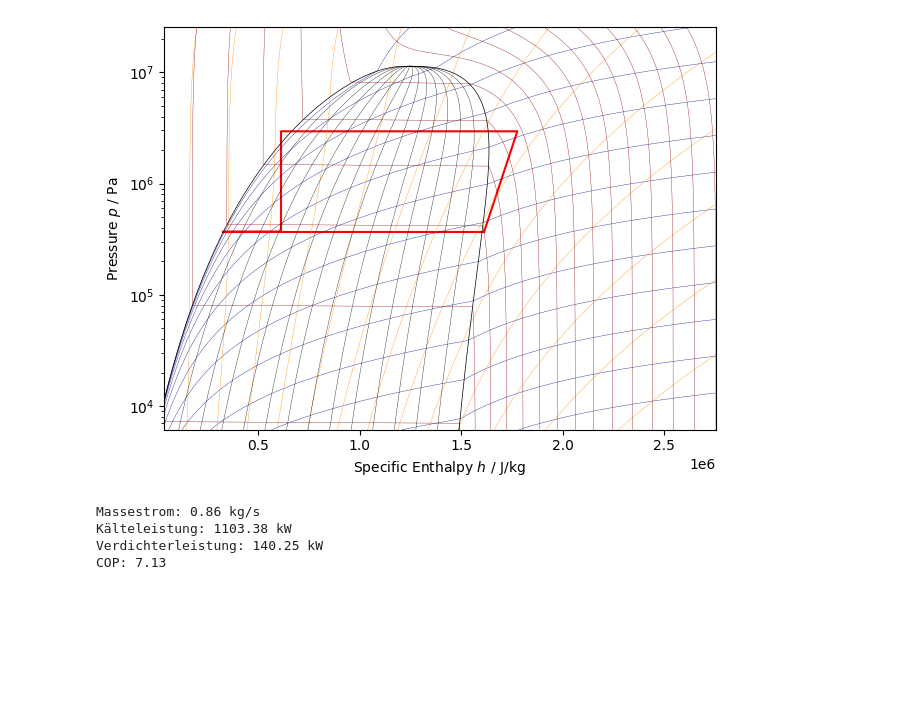
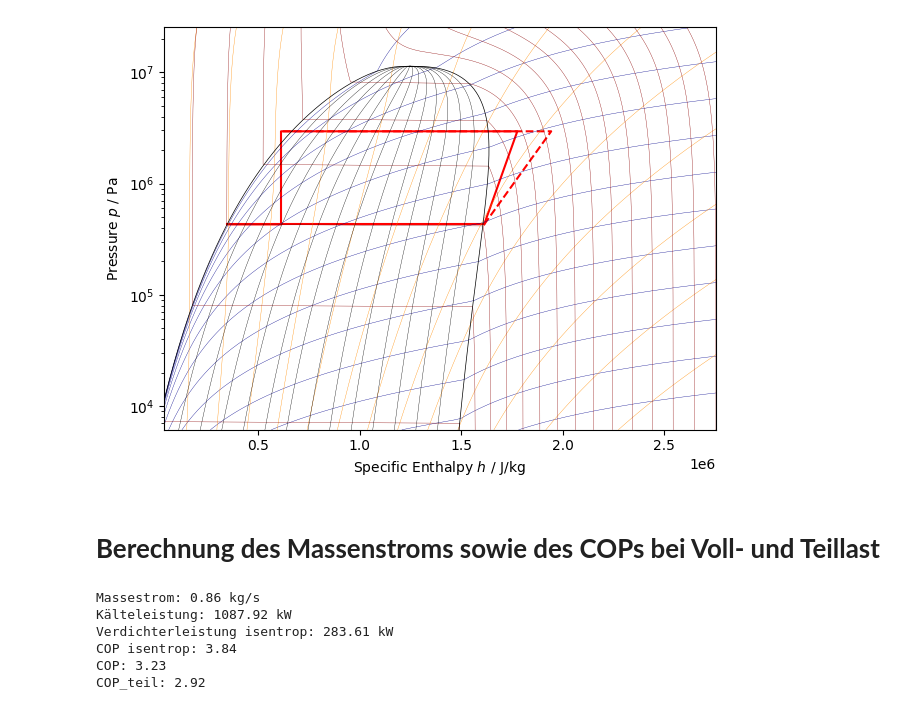
Before and after one commit to Zeusdragon/WP_Beleg, a Jupyter notebook: Beleg.ipynb, the cells around one changed output. Drawn from its saved outputs; the diff is of its cells as text; code cells hidden in the pictures; blank space fills up the shorter version.

Commit message:
-Korrektur Berechnung ZP - Korrektur Berechnung COP  - Anpassung Kreislaufdiagramm

```diff
--- a/Beleg.ipynb
+++ b/Beleg.ipynb
@@ -23,9 +23,9 @@ T_3sc = 55+273.15 #Kondensator Temperatur in K (Annahme)
 T1_sh = 0+273.15 #Temperatur Überhizungung in K (Annahme)
 T_2 = 105+273.15 #Temperatur Hochdruck in K
 
-
+P_db = 310e3 #Wellenleistung bei Vollast in W
+P_db2 = 171e3 #Wellensleistung bei Teillast in W
 Q_h = 1000e3 #Heizleistung in W
-p_0 = 3.7e5 #Saugdruck in Pa
 p_c =29.5e5#Hochdruck in PA
 # %%
 # Zustandspunkte berechnen
@@ -39,7 +39,7 @@ def calc_ZP(T1_sh, T_2, T_3sc, p_0 = 3.7e5, p_c = 29.5e5, fluid = 'R717'):
     v = np.zeros(5)
 
     # Punkt 1: Austritt Verdampfer (überhitzt)
-    p[0] = p_0  # Saugdruck
+    p[0] = CP.PropsSI('P', 'T', T1_sh, 'Q', 1, fluid)  # Saugdruck
     T[0] = T1_sh  # Temperatur
     h[0] = CP.PropsSI('H', 'T', T1_sh, 'P', p_0, fluid)  # Enthalpie in J/kg
     s[0] = CP.PropsSI('S', 'T', T1_sh, 'P', p_0, fluid)  # Entropie in J/kg/K
@@ -64,7 +64,7 @@ def calc_ZP(T1_sh, T_2, T_3sc, p_0 = 3.7e5, p_c = 29.5e5, fluid = 'R717'):
     v[2] = CP.PropsSI('D', 'T', T[2], 'P', p[2], fluid)  # spezifisches Volumen in m³/kg
 
     # Punkt 4: Austritt Drossel
-    p[3] = p_0  # Saugdruck
+    p[3] = p[0]  # Saugdruck
     h[3] = h[2]  # isenthalpische Drosselung
     T[3] = CP.PropsSI('T', 'P', p[3], 'H', h[3], fluid)  # Temperatur
     s[3] = CP.PropsSI('S', 'P', p[3], 'H', h[3], fluid)  # Entropie
@@ -77,4 +77,4 @@ def calc_ZP(T1_sh, T_2, T_3sc, p_0 = 3.7e5, p_c = 29.5e5, fluid = 'R717'):
     s[4] = CP.PropsSI('S', 'P', p[4], 'Q', 0, fluid)  # Entropie
     v[4] = CP.PropsSI('D', 'P', p[4], 'Q', 0, fluid)  # spezifisches Volumen in m³/kg
 
-    return p, T, h, s, v, T_2s
+    return p, T, h, s, v, T_2s, h2s
@@ -81,5 +83,5 @@ def calc_ZP(T1_sh, T_2, T_3sc, p_0 = 3.7e5, p_c = 29.5e5, fluid = 'R717'):
 # %%
-p, T, h, s, v, T_2s = calc_ZP(T1_sh, T_2, T_3sc)
+p, T, h, s, v, T_2s, h2s = calc_ZP(T1_sh, T_2, T_3sc)
 
 print('T_2s:', T_2s-273.15)
 
@@ -99,6 +101,7 @@ df = pd.DataFrame(
 
 )
 
-print(df)
+
+display(df)
 # %% [output]
 T_2s: 163.3353545898762
@@ -118,28 +119,38 @@ T_2s: 163.3353545898762
 # %%
 pp = PropertyPlot(fluid, 'PH', unit_system='SI')
 pp.calc_isolines()
 
 df_zp = pd.concat([df[df.index == 0], df[df.index == 4]])
 plt.plot(df['h in J/kg'],df['p in Pa'], 'r')
 plt.plot(df_zp['h in J/kg'],df_zp['p in Pa'], 'r')
+plt.plot([h[0],h2s,h[2]], [p[0],p[1],p[1]], 'r--', label='isentrope Verdichtung')
 pp.show()
 # %% [output]
-[figure, old version]
+[figure, new version]
+# %% [markdown]
+# **Berechnung des Massenstroms sowie des COPs bei Voll- und Teillast**
 # %%
 # Berechnung des nötigen Massestroms
 m_dot = Q_h / (h[1] - h[2])  # Massestrom in kg/s
+m_dot_h = m_dot *3600
 
 # Berechnung der Kälteleistung
 Q_c = m_dot * (h[0] - h[4])  # Kälteleistung in W
-P_verd = m_dot * (h[1] - h[0])  # Verdichterleistung in W
-COP = Q_h / P_verd  # Coefficient of Performance
+P_vs =  m_dot * (h2s - h[0])
+COP = Q_h / P_db  # Coefficient of Performance
+COP_teillast = 0.5 * Q_h / P_db2  # Coefficient of Performance Teillast
+COP_s = Q_c / P_vs  # Coefficient of Performance isentrop
 
 print(f"Massestrom: {m_dot:.2f} kg/s")
 print(f"Kälteleistung: {Q_c/1e3:.2f} kW")
-print(f"Verdichterleistung: {P_verd/1e3:.2f} kW")
+print(f"Verdichterleistung isentrop: {P_vs/1e3:.2f} kW")
+print(f"COP isentrop: {COP_s:.2f}")
 print(f"COP: {COP:.2f}")
+print(f"COP_teil: {COP_teillast:.2f} ")
 # %% [output]
 Massestrom: 0.86 kg/s
-Kälteleistung: 1103.38 kW
-Verdichterleistung: 140.25 kW
-COP: 7.13
+Kälteleistung: 1087.92 kW
+Verdichterleistung isentrop: 283.61 kW
+COP isentrop: 3.84
+COP: 3.23
+COP_teil: 2.92
```
Also changed, not shown: parts of 4 cells of this notebook.
